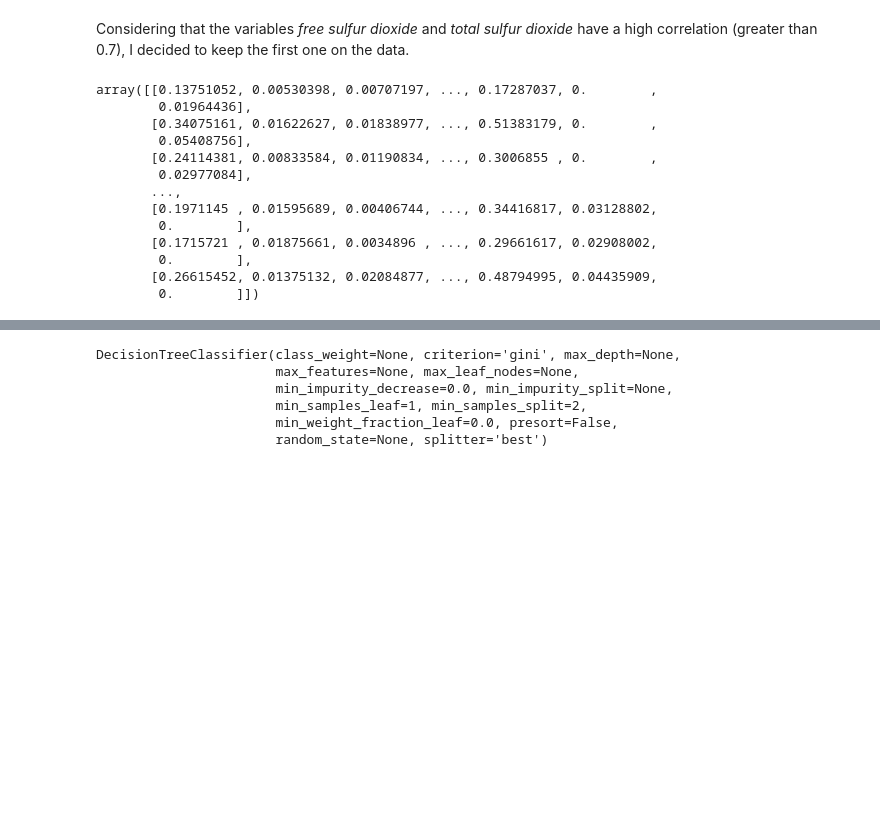
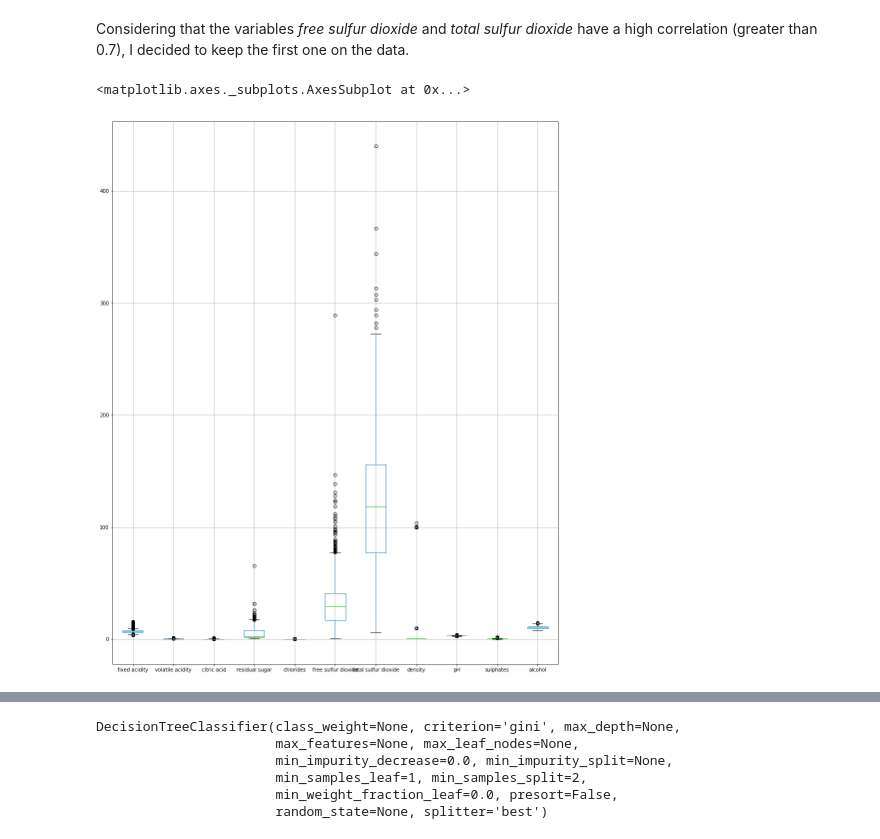
Before and after one commit to danielmbicalho/greenwinequality, a Jupyter notebook: Wine Quality.ipynb, the cells around one changed output, grey strips where cells are left out. Drawn from its saved outputs; the diff is of its cells as text; code cells hidden in the pictures; blank space fills up the shorter version.

```diff
--- a/Wine Quality.ipynb
+++ b/Wine Quality.ipynb
@@ -250,16 +279,5 @@ normalizer = Normalizer().fit(wines_processed)
-# %%
-normalizer.transform(wines_processed)
-# %% [output]
-array([[0.13751052, 0.00530398, 0.00707197, ..., 0.17287037, 0.        ,
-        0.01964436],
-       [0.34075161, 0.01622627, 0.01838977, ..., 0.51383179, 0.        ,
-        0.05408756],
-       [0.24114381, 0.00833584, 0.01190834, ..., 0.3006855 , 0.        ,
-        0.02977084],
-       ...,
-       [0.1971145 , 0.01595689, 0.00406744, ..., 0.34416817, 0.03128802,
-        0.        ],
-       [0.1715721 , 0.01875661, 0.0034896 , ..., 0.29661617, 0.02908002,
-        0.        ],
-       [0.26615452, 0.01375132, 0.02084877, ..., 0.48794995, 0.04435909,
-        0.        ]])
+# %%
+wines_num.boxplot(figsize=(16,20), grid=True)
+# %% [output]
+<matplotlib.axes._subplots.AxesSubplot at 0x...>
+[figure, added]
```
Also changed, not shown: parts of 53 cells of this notebook.
